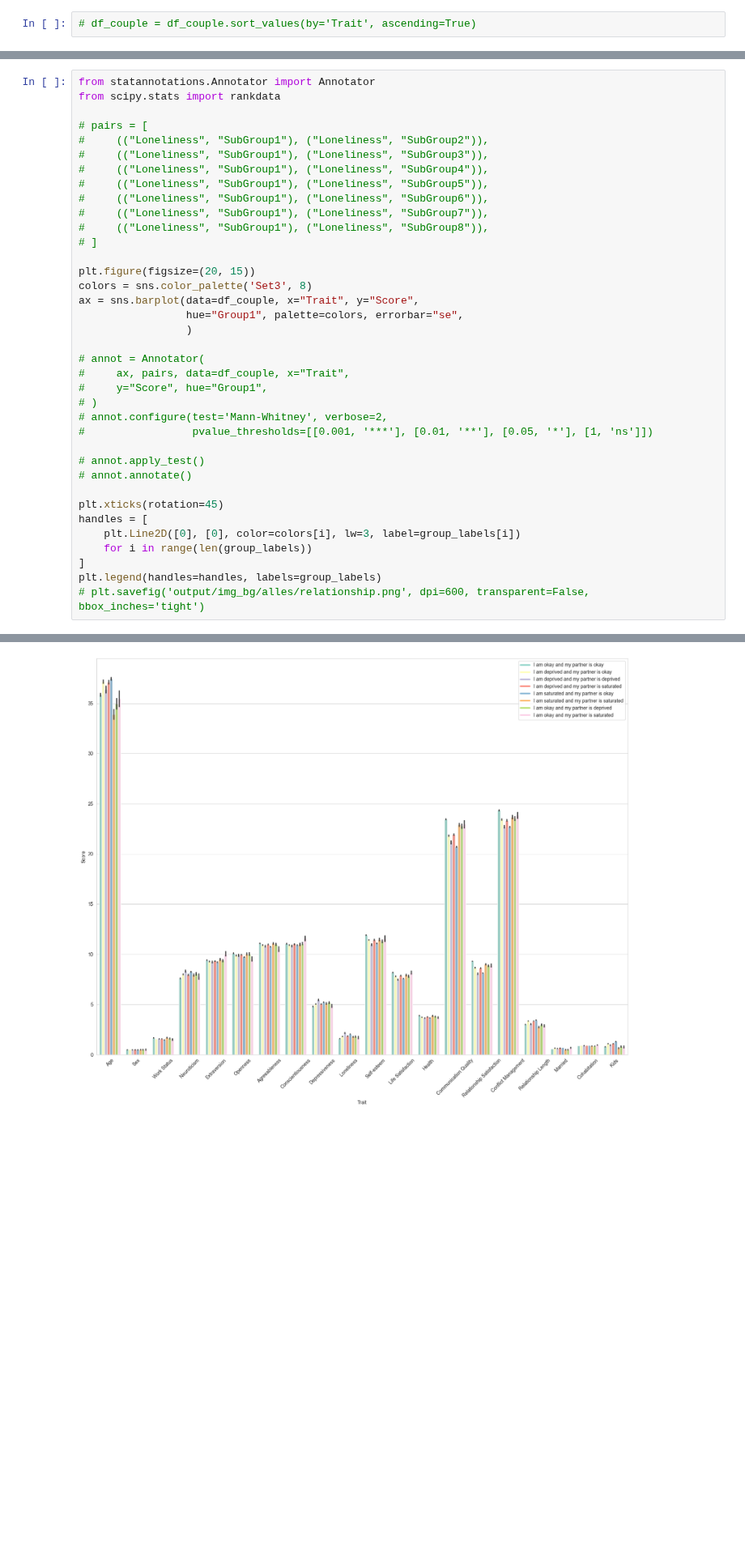
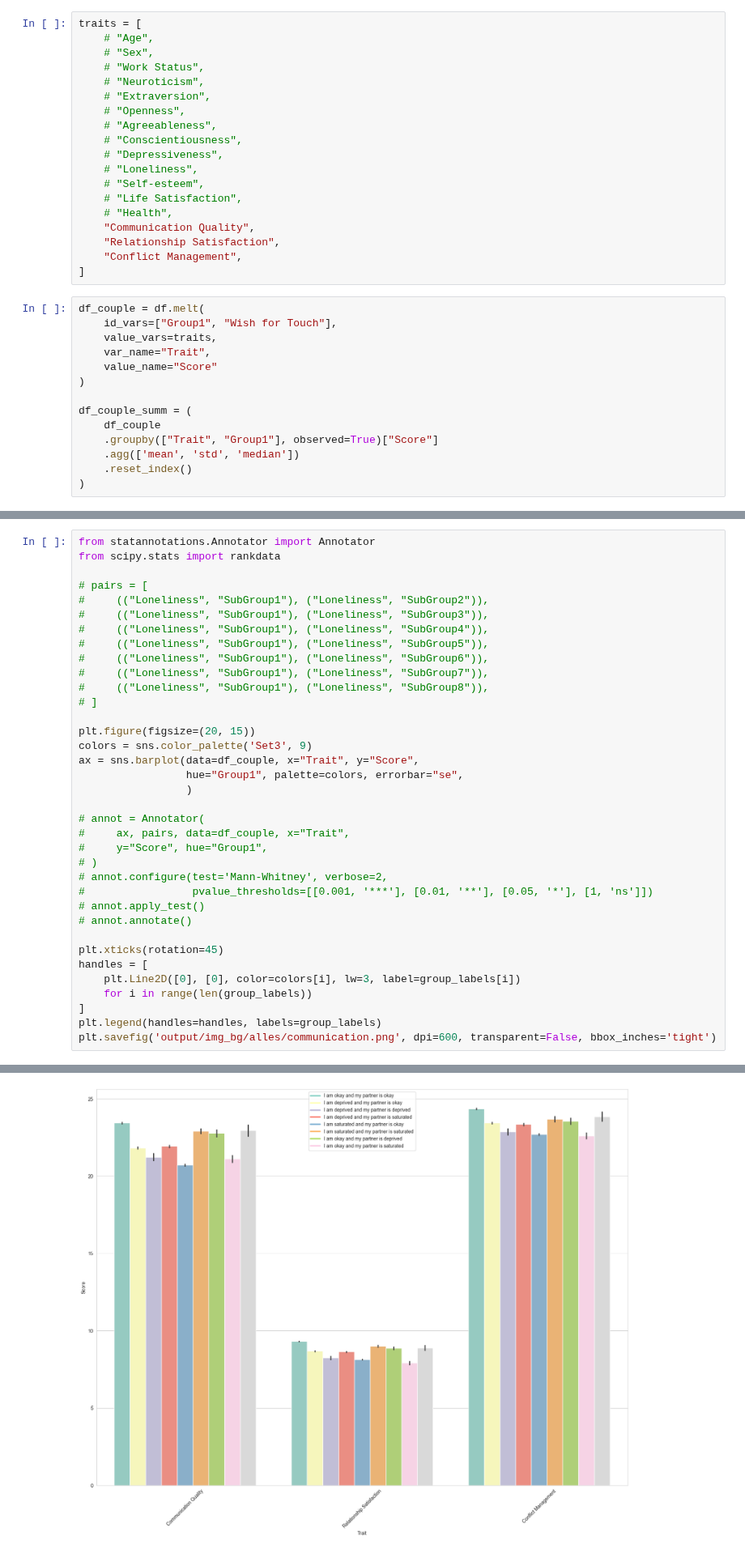
Before and after one commit to EdgardoCS/touchCouples, a Jupyter notebook: plot_test.ipynb, the cells around one changed output, grey strips where cells are left out. Shown at 81% size. Cells and saved outputs as stored; diff of their text form; blank space fills up the shorter version.

Commit message:
new_plots

```diff
--- a/plot_test.ipynb
+++ b/plot_test.ipynb
@@ -48,5 +72,36 @@ df_couple_summ = (
 # %%
-# df_couple = df_couple.sort_values(by='Trait', ascending=True)
+traits = [
+    # "Age",
+    # "Sex",
+    # "Work Status",
+    # "Neuroticism",
+    # "Extraversion",
+    # "Openness",
+    # "Agreeableness",
+    # "Conscientiousness",
+    # "Depressiveness",
+    # "Loneliness",
+    # "Self-esteem",
+    # "Life Satisfaction",
+    # "Health",
+    "Communication Quality",
+    "Relationship Satisfaction",
+    "Conflict Management",
+]
+# %%
+df_couple = df.melt(
+    id_vars=["Group1", "Wish for Touch"],
+    value_vars=traits,
+    var_name="Trait",
+    value_name="Score"
+)
+
+df_couple_summ = (
+    df_couple
+    .groupby(["Trait", "Group1"], observed=True)["Score"]
+    .agg(['mean', 'std', 'median'])
+    .reset_index()
+)
 # %%
 group_labels = [
     'I am okay and my partner is okay', 'I am deprived and my partner is okay',
@@ -69,7 +124,7 @@ from scipy.stats import rankdata
 # ]
 
 plt.figure(figsize=(20, 15))
-colors = sns.color_palette('Set3', 8)
+colors = sns.color_palette('Set3', 9)
 ax = sns.barplot(data=df_couple, x="Trait", y="Score",
                  hue="Group1", palette=colors, errorbar="se",
                  )
@@ -80,7 +135,6 @@ ax = sns.barplot(data=df_couple, x="Trait", y="Score",
 # )
 # annot.configure(test='Mann-Whitney', verbose=2,
 #                 pvalue_thresholds=[[0.001, '***'], [0.01, '**'], [0.05, '*'], [1, 'ns']])
-
 # annot.apply_test()
 # annot.annotate()
 
@@ -90,5 +144,5 @@ handles = [
     for i in range(len(group_labels))
 ]
 plt.legend(handles=handles, labels=group_labels)
-# plt.savefig('output/img_bg/alles/relationship.png', dpi=600, transparent=False, bbox_inches='tight')
+plt.savefig('output/img_bg/alles/communication.png', dpi=600, transparent=False, bbox_inches='tight')
 # %% [output]
@@ -96,4 +149,4 @@ plt.legend(handles=handles, labels=group_labels)
-[figure, old version]
+[figure, new version]
 # %%
 results = []
 for trait in traits:
```
Also changed, not shown: parts of 10 cells of this notebook, 9 other files.
